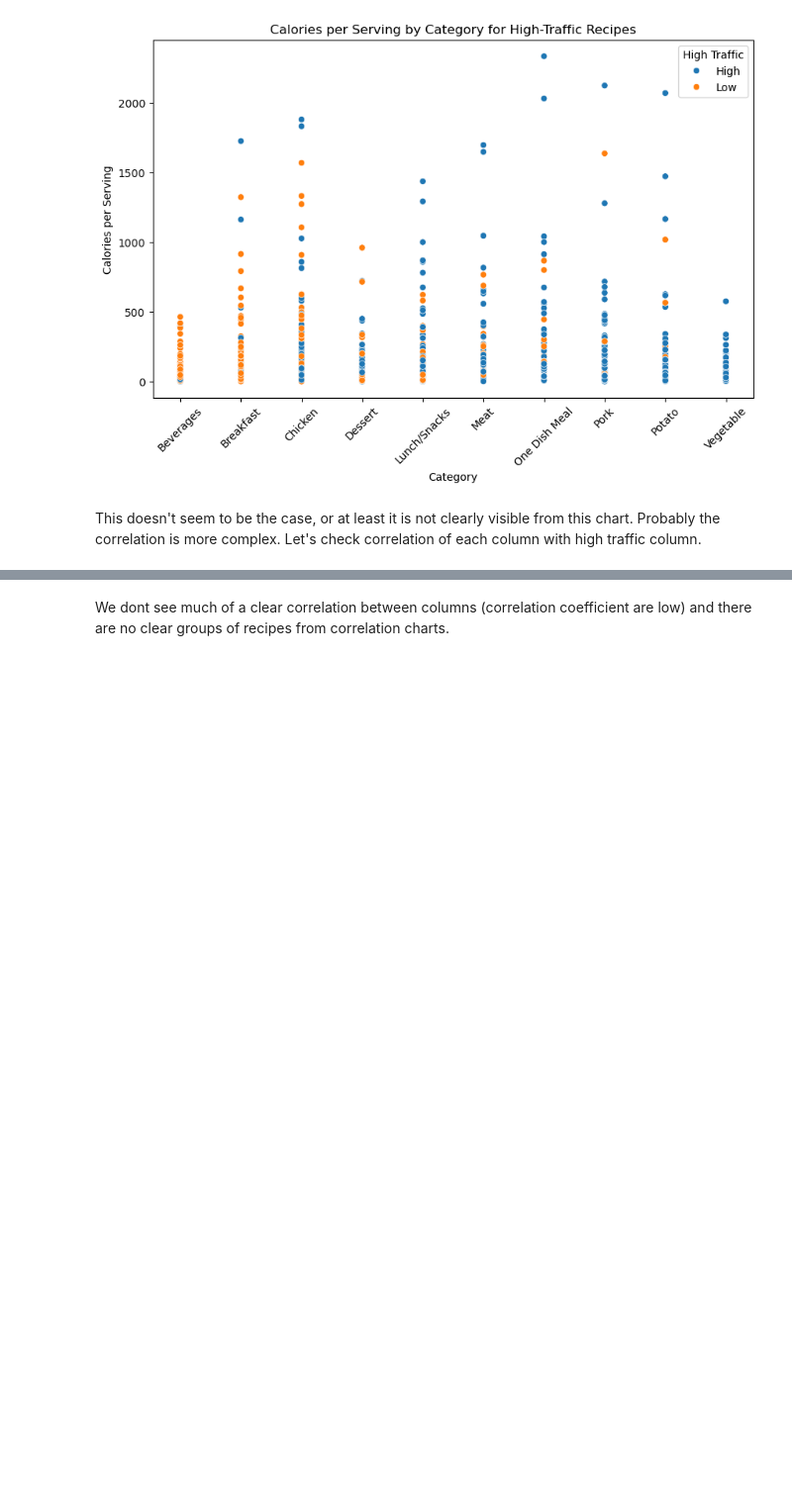
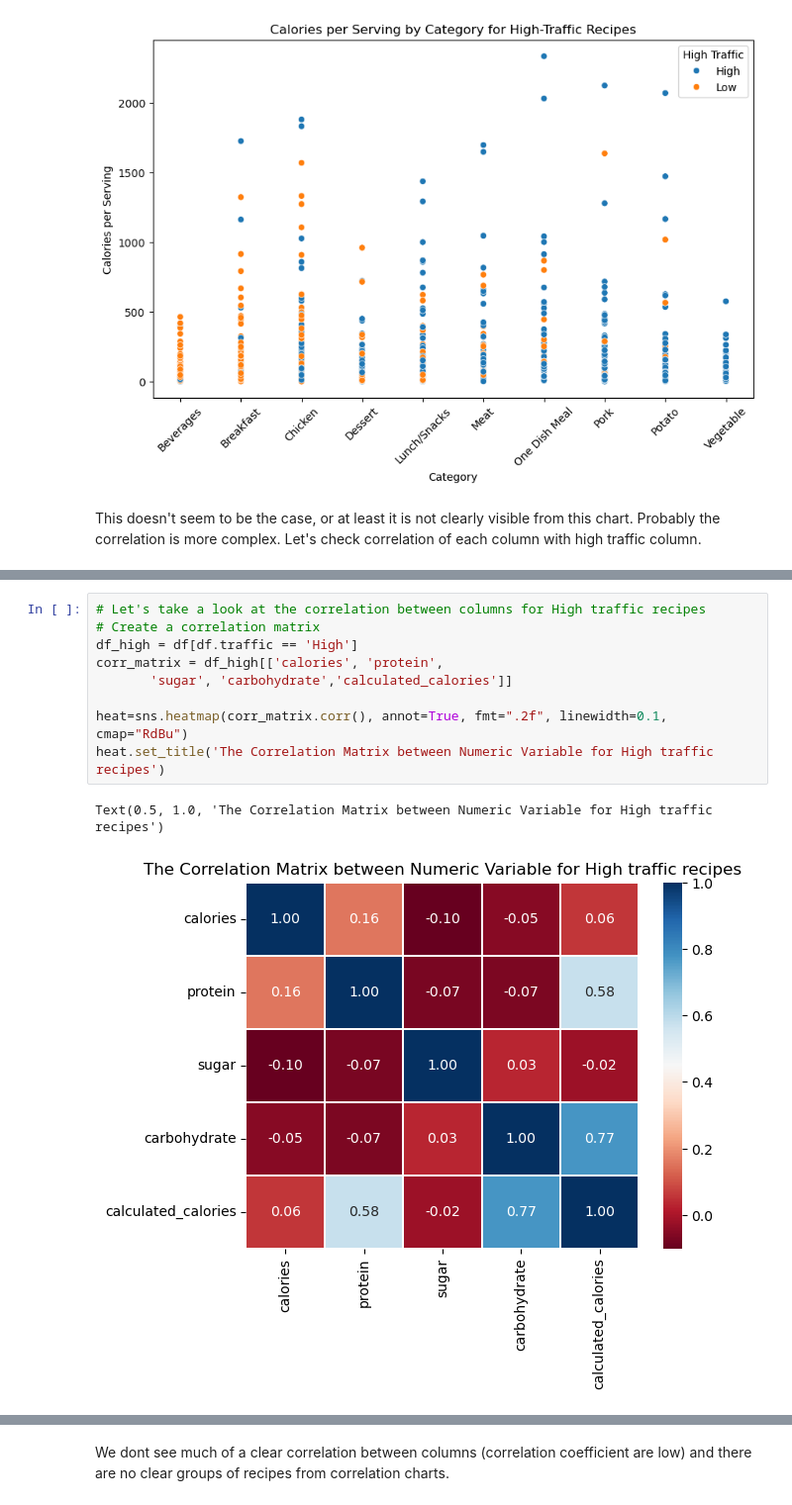
Before and after one commit to realivanivani/Recipe-Site-Traffic-Predictor, a Jupyter notebook: notebook_second_version.ipynb, the cells around one changed output, grey strips where cells are left out. Shown at 99% size. Saved outputs shown, nothing was run; the diff lists cells and outputs as text; blank space fills up the shorter version.

```diff
--- a/notebook_second_version.ipynb
+++ b/notebook_second_version.ipynb
@@ -520 +527,13 @@ Index(['recipe', 'calories', 'carbohydrate', 'sugar', 'protein', 'category',
       dtype='object')
+# %%
+# Let's take a look at the correlation between columns for High traffic recipes
+# Create a correlation matrix
+df_high = df[df.traffic == 'High']
+corr_matrix = df_high[['calories', 'protein',
+       'sugar', 'carbohydrate','calculated_calories']]
+
+heat=sns.heatmap(corr_matrix.corr(), annot=True, fmt=".2f", linewidth=0.1, cmap="RdBu")
+heat.set_title('The Correlation Matrix between Numeric Variable for High traffic recipes')
+# %% [output]
+Text(0.5, 1.0, 'The Correlation Matrix between Numeric Variable for High traffic recipes')
+[figure, added]
```
Also changed, not shown: parts of 14 cells of this notebook.
